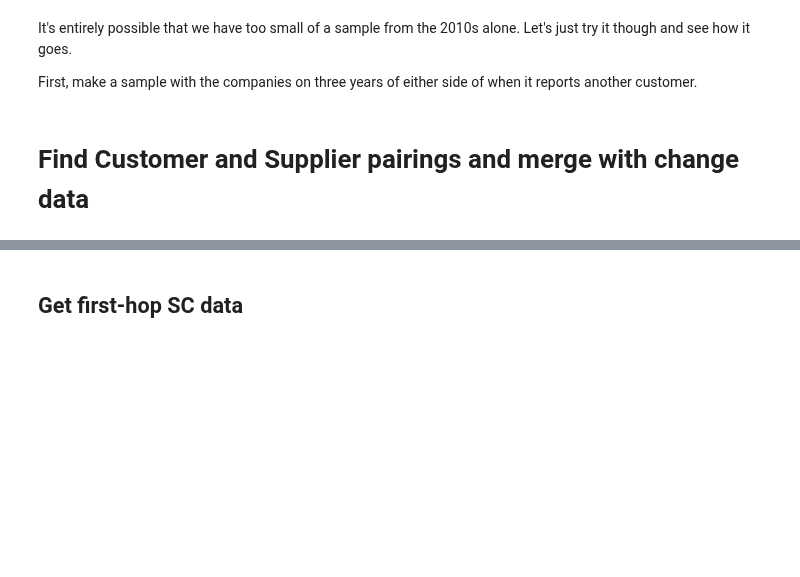
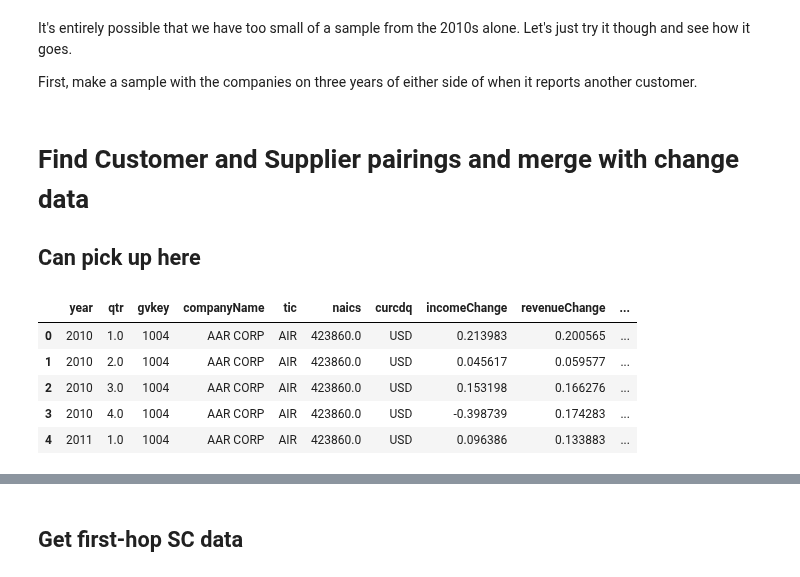
Before and after one commit to brianreed21/extremes, a Jupyter notebook: extremesCleaningCode/linkingExecute.ipynb, the cells around one changed output, grey strips where cells are left out. Saved outputs shown, nothing was run; the diff lists cells and outputs as text; code cells hidden in the pictures; blank space fills up the shorter version.

Commit message:
update: climate data, linking files, and initial regressions

```diff
--- a/extremesCleaningCode/linkingExecute.ipynb
+++ b/extremesCleaningCode/linkingExecute.ipynb
@@ -190,11 +241,19 @@ allCustomerData.to_csv("../../data/companyData/allCustomerData.csv")
 allSupplierData.to_csv("../../data/companyData/allSupplierData.csv")
 # %% [markdown]
 # Find Customer and Supplier pairings and merge with change data
+## Can pick up here
 # %%
 allSupplierData = pd.read_csv("../../data/companyData/allSupplierData.csv").drop(columns = ['Unnamed: 0'])
 allCustomerData = pd.read_csv("../../data/companyData/allCustomerData.csv").drop(columns = ['Unnamed: 0'])
 # %%
-changes = pd.read_csv("../../data/companyData/compustatChanges_2010s.csv").drop(columns = ['Unnamed: 0'])
+changes = pd.read_csv("../../data/companyData/compustatChanges_2010s_withControls.csv").drop(columns = ['Unnamed: 0'])
 changes.head()
+# %% [output]
+|  | year | qtr | gvkey | companyName | tic | naics | curcdq | incomeChange | revenueChange | ... |
+| 0 | 2010 | 1.0 | 1004 | AAR CORP | AIR | 423860.0 | USD | 0.213983 | 0.200565 | ... |
+| 1 | 2010 | 2.0 | 1004 | AAR CORP | AIR | 423860.0 | USD | 0.045617 | 0.059577 | ... |
+| 2 | 2010 | 3.0 | 1004 | AAR CORP | AIR | 423860.0 | USD | 0.153198 | 0.166276 | ... |
+| 3 | 2010 | 4.0 | 1004 | AAR CORP | AIR | 423860.0 | USD | -0.398739 | 0.174283 | ... |
+| 4 | 2011 | 1.0 | 1004 | AAR CORP | AIR | 423860.0 | USD | 0.096386 | 0.133883 | ... |
 # %%
 changes.year.value_counts()
```
Also changed, not shown: parts of 50 cells of this notebook, 5 other files.
